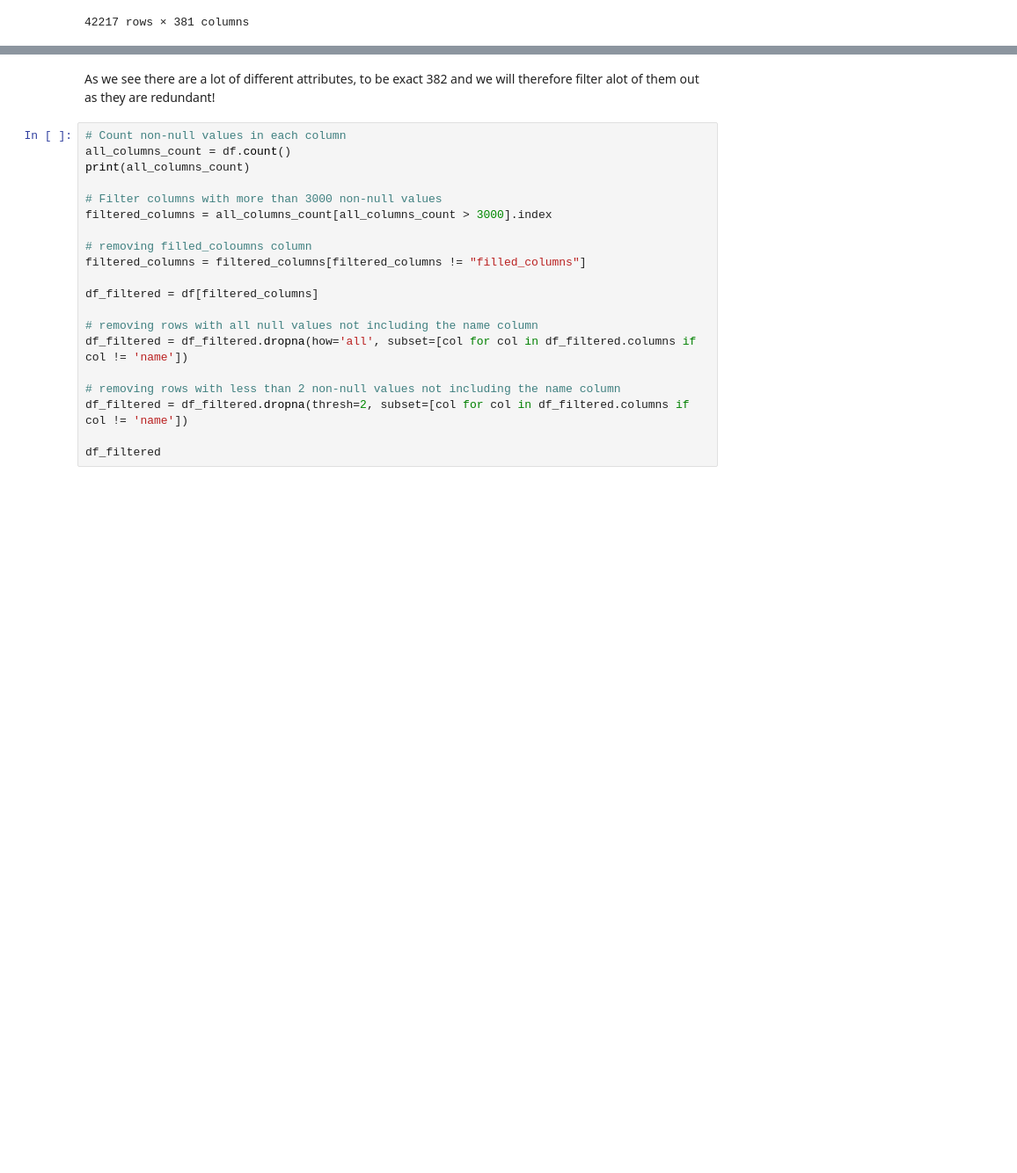
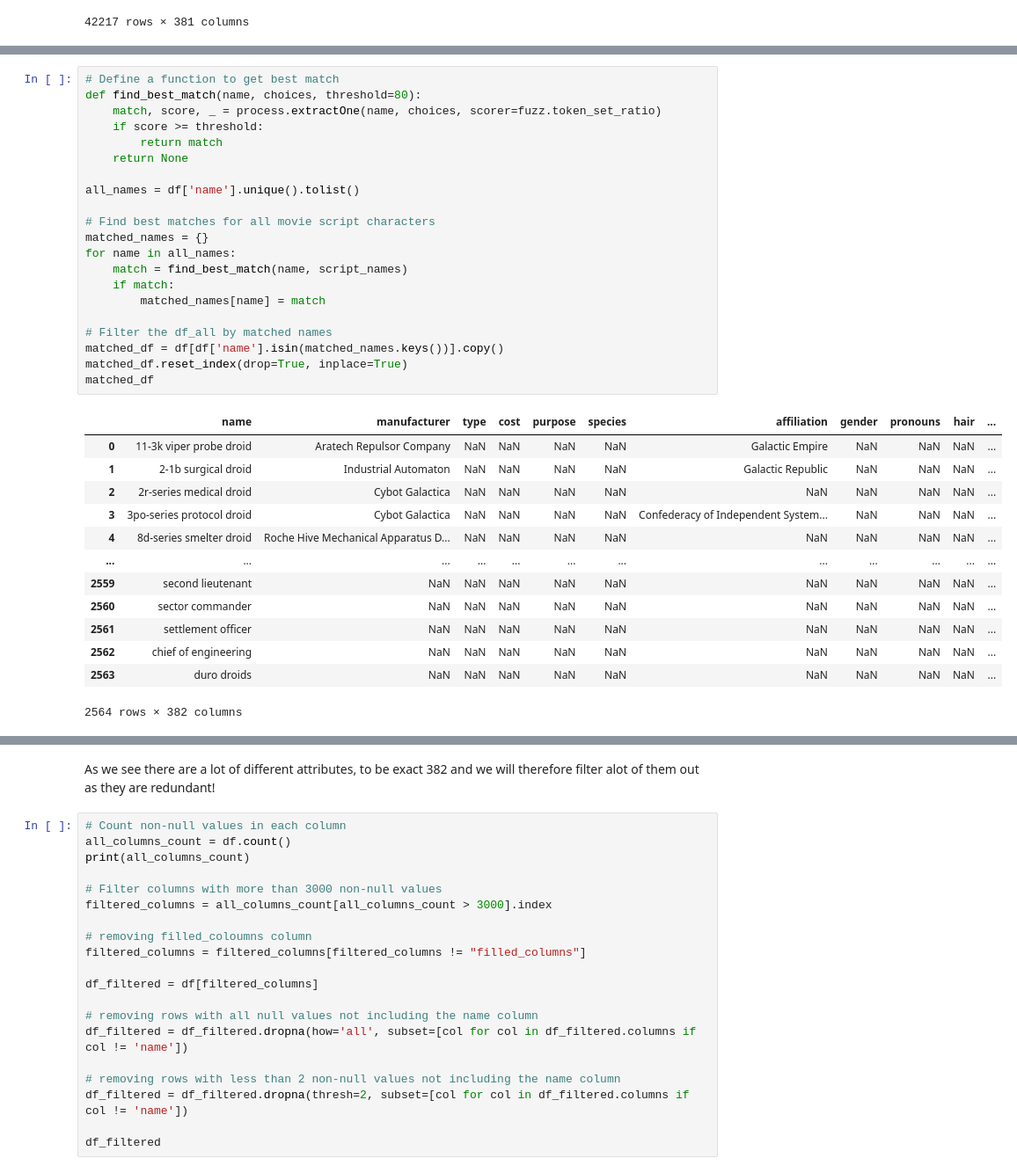
Before and after one commit to murrodroid/StarWarsSocialScience, a Jupyter notebook: project/src/webscraper.ipynb, the cells around one changed output, grey strips where cells are left out. Shown at 88% size. Cells and saved outputs as stored; diff of their text form; blank space fills up the shorter version.

```diff
--- a/project/src/webscraper.ipynb
+++ b/project/src/webscraper.ipynb
@@ -183,0 +238,35 @@ df
+# %%
+# Define a function to get best match
+def find_best_match(name, choices, threshold=80):
+    match, score, _ = process.extractOne(name, choices, scorer=fuzz.token_set_ratio)
+    if score >= threshold:
+        return match
+    return None
+
+all_names = df['name'].unique().tolist()
+
+# Find best matches for all movie script characters
+matched_names = {}
+for name in all_names:
+    match = find_best_match(name, script_names)
+    if match:
+        matched_names[name] = match
+
+# Filter the df_all by matched names
+matched_df = df[df['name'].isin(matched_names.keys())].copy()
+matched_df.reset_index(drop=True, inplace=True)
+matched_df
+# %% [output]
+|  | name | manufacturer | type | cost | purpose | species | affiliation | gender | pronouns | hair | ... |
+| 0 | 11-3k viper probe droid | Aratech Repulsor Company | NaN | NaN | NaN | NaN | Galactic Empire | NaN | NaN | NaN | ... |
+| 1 | 2-1b surgical droid | Industrial Automaton | NaN | NaN | NaN | NaN | Galactic Republic | NaN | NaN | NaN | ... |
+| 2 | 2r-series medical droid | Cybot Galactica | NaN | NaN | NaN | NaN | NaN | NaN | NaN | NaN | ... |
+| 3 | 3po-series protocol droid | Cybot Galactica | NaN | NaN | NaN | NaN | Confederacy of Independent System... | NaN | NaN | NaN | ... |
+| 4 | 8d-series smelter droid | Roche Hive Mechanical Apparatus D... | NaN | NaN | NaN | NaN | NaN | NaN | NaN | NaN | ... |
+| ... | ... | ... | ... | ... | ... | ... | ... | ... | ... | ... | ... |
+| 2559 | second lieutenant | NaN | NaN | NaN | NaN | NaN | NaN | NaN | NaN | NaN | ... |
+| 2560 | sector commander | NaN | NaN | NaN | NaN | NaN | NaN | NaN | NaN | NaN | ... |
+| 2561 | settlement officer | NaN | NaN | NaN | NaN | NaN | NaN | NaN | NaN | NaN | ... |
+| 2562 | chief of engineering | NaN | NaN | NaN | NaN | NaN | NaN | NaN | NaN | NaN | ... |
+| 2563 | duro droids | NaN | NaN | NaN | NaN | NaN | NaN | NaN | NaN | NaN | ... |
+2564 rows × 382 columns
```
Also changed, not shown: parts of 18 cells of this notebook.
